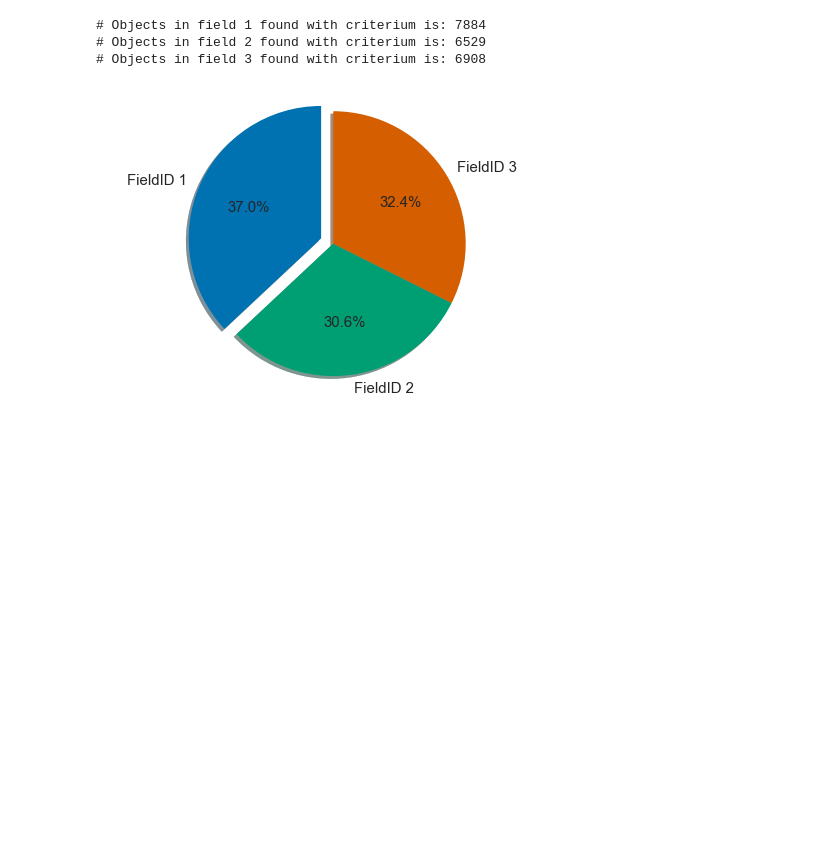
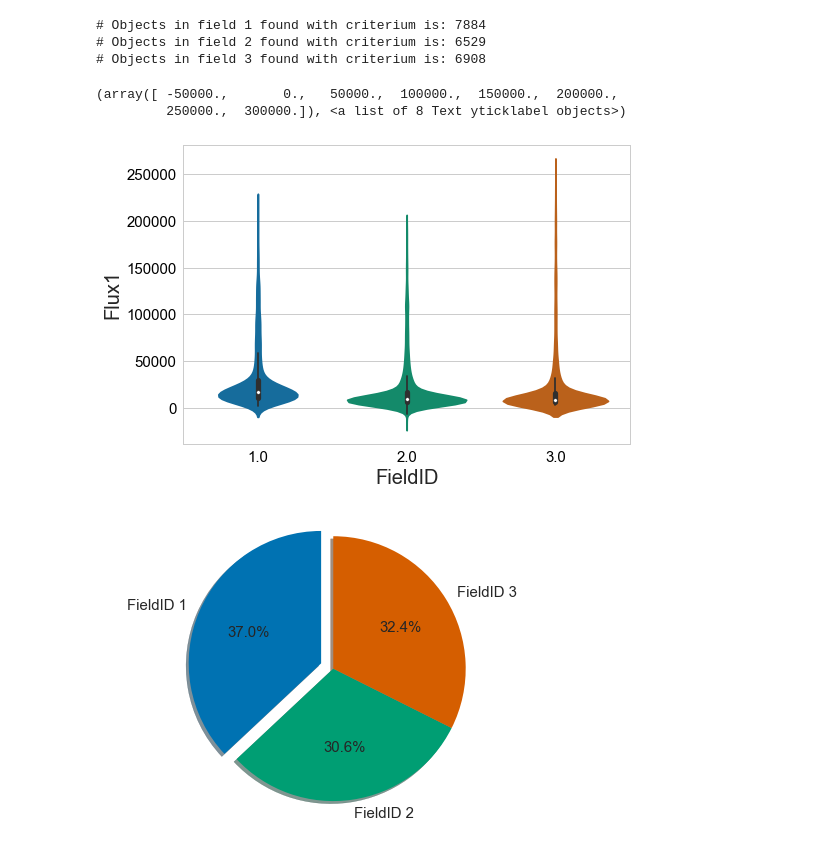
Before and after one commit to gcanasherrera/DDBDM2017_FP, a Jupyter notebook: DataBase/Q1_database_queries.ipynb, the cells around one changed output. Cells and saved outputs as stored; diff of their text form; code cells hidden in the pictures; blank space fills up the shorter version.

```diff
--- a/DataBase/Q1_database_queries.ipynb
+++ b/DataBase/Q1_database_queries.ipynb
@@ -162,21 +162,21 @@ ID: 5
 ID: 6
 # %%
 #Write string query: I select by Fields for convenience as the results are very large
-R3_str_1 = """SELECT total.StarID FROM Data as total WHERE total.Filter="Ks"
+R3_str_1 = """SELECT total.StarID, total.Flux1 FROM Data as total WHERE total.Filter="Ks"
         AND total.FieldID == {}
         AND ABS( (SELECT AVG(sub.Flux1) FROM Data as sub WHERE sub.Filter="Ks"
         AND sub.StarID == total.StarID GROUP BY sub.StarID) )  >  ABS(20*total.dFlux1)
         GROUP BY total.StarID
         ORDER BY total.StarID""".format(1)
 
-R3_str_2 = """SELECT total.StarID FROM Data as total WHERE total.Filter="Ks"
+R3_str_2 = """SELECT total.StarID, total.Flux1 FROM Data as total WHERE total.Filter="Ks"
         AND total.FieldID == {}
         AND ABS( (SELECT AVG(sub.Flux1) FROM Data as sub WHERE sub.Filter="Ks"
         AND sub.StarID == total.StarID GROUP BY sub.StarID) )  >  ABS(20*total.dFlux1)
         GROUP BY total.StarID
         ORDER BY total.StarID""".format(2)
 
-R3_str_3 = """SELECT total.StarID FROM Data as total WHERE total.Filter="Ks"
+R3_str_3 = """SELECT total.StarID, total.Flux1 FROM Data as total WHERE total.Filter="Ks"
         AND total.FieldID == {}
         AND ABS( (SELECT AVG(sub.Flux1) FROM Data as sub WHERE sub.Filter="Ks"
         AND sub.StarID == total.StarID GROUP BY sub.StarID) )  >  ABS(20*total.dFlux1)
@@ -195,6 +195,25 @@ print "# Objects in field {0} found with criterium is: {1}".format(3, len(R3_3))
 # Objects in field 1 found with criterium is: 7884
 # Objects in field 2 found with criterium is: 6529
 # Objects in field 3 found with criterium is: 6908
+# %%
+#Graphical representation of the flux1 selected...
+FieldID=np.ones(len(R3_1))
+FieldID2=2*np.ones(len(R3_2))
+FieldID3=3*np.ones(len(R3_3))
+
+fields=np.concatenate([FieldID, FieldID2, FieldID3])
+data=np.concatenate([R3_1.Flux1, R3_2.Flux1, R3_3.Flux1])
+
+plt.figure()
+sns.violinplot(x=fields, y=data)
+plt.ylabel("Flux1", fontsize=20)
+plt.xlabel("FieldID", fontsize=20)
+plt.xticks(color='k', size=15)
+plt.yticks(color='k', size=15)
+# %% [output]
+(array([ -50000.,       0.,   50000.,  100000.,  150000.,  200000.,
+         250000.,  300000.]), <a list of 8 Text yticklabel objects>)
+[figure, added]
 # %%
 #Pie chart as in the previous query
 fig1, ax1 = plt.subplots()
```
Also changed, not shown: 3 other files.
